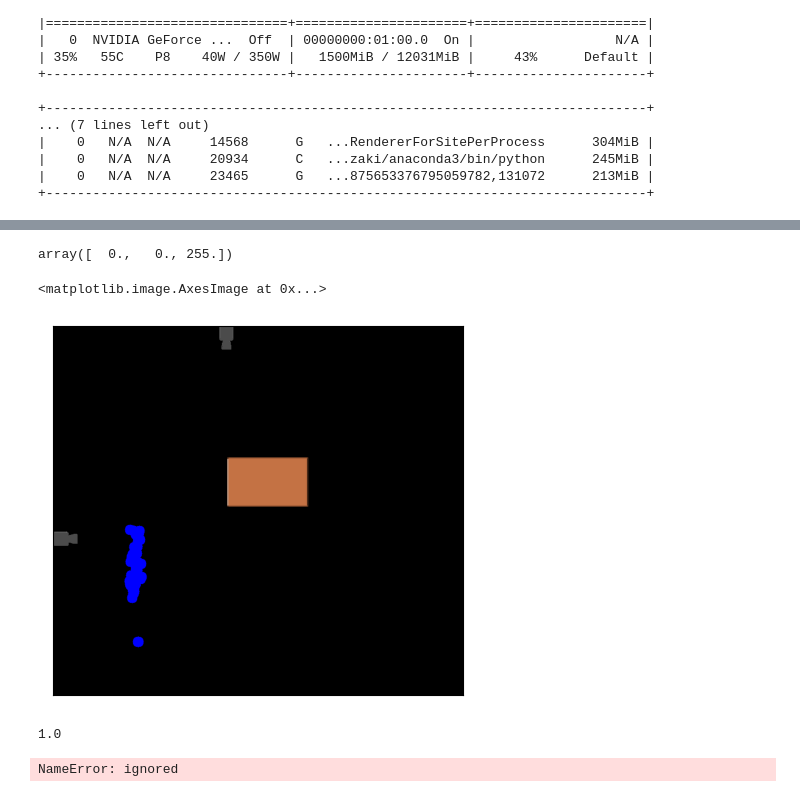
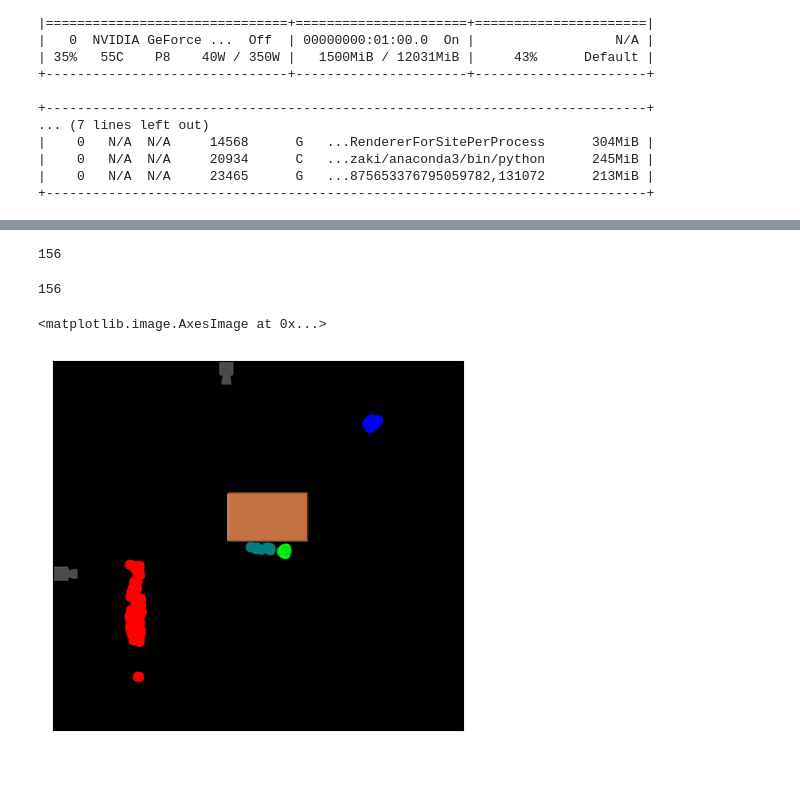
Before and after one commit to ozaki-hr8/-Space-Utilization-Analysis, a Jupyter notebook: cluster.ipynb, the cells around one changed output, grey strips where cells are left out. Drawn from its saved outputs; the diff is of its cells as text; code cells hidden in the pictures.

Commit message:
clustering for coords

```diff
--- a/cluster.ipynb
+++ b/cluster.ipynb
@@ -29,4 +28,3 @@ data=pd.read_csv("result_interaction.csv")
 interaction_array=np.array(data['Interaction'])
 coordsx_array=np.array(data['x'])
 coordsy_array=np.array(data['y'])
-interaction_array = cp.array(interaction_array)
@@ -151,9 +171,4 @@ AttributeError: 'BarContainer' object has no attribute 'set_facecolor'
-# %%
-data=pd.read_csv("result_interaction2.csv")
-interaction_array=np.array(data['Interaction'])
-coordsx_array=np.array(data['x'])
-coordsy_array=np.array(data['y'])
-# %%
-cluster_list[0]*255
-# %% [output]
-array([  0.,   0., 255.])
+# %%
+len(x)
+# %% [output]
+156
@@ -160,28 +177,20 @@ array([  0.,   0., 255.])
+# %%
+len(aList)
+# %% [output]
+156
 # %%
 image=cv2.imread("ispace_frontier.png")
-for i in range(len(cluster_list)-1):
-  # if(interaction_array[i]=="Holding Book" or interaction_array[i]=="Reading Book"):
-  #   pcolor=(255,0,0)
-  # elif(interaction_array[i]=="Holding Phone" or interaction_array[i]=="Calling on Phone"):
-  #   pcolor=(0,255,0)
-  # elif(interaction_array[i]=="Working on Computer"):
-  #   pcolor=(0,0,255)
+lambda x:clustering(x, idata, n_sample=1000).mean(axis=0)
+for i in range(len(interaction_array)-1):
+  xclass = clustering(x[i], idata, n_sample = None).mean(axis=0)
   if(interaction_array[i]!="None"):
-    cv2.circle(image, (coordsy_array[i]+66, 671-coordsx_array[i]), 10, cluster_list[0]*255, -1)
+    cv2.circle(image, (coordsy_array[i]+66, 671-coordsx_array[i]), 10, xclass*255, -1)
 
   plt.imshow(image)
 ax = plt.gca()
 ax.axes.xaxis.set_visible(False)
 ax.axes.yaxis.set_visible(False)
 plt.imshow(image)
 # %% [output]
 <matplotlib.image.AxesImage at 0x...>
-[figure, old version]
+[figure, new version]
-# %%
-cluster_list[0][2]
-# %% [output]
-1.0
-# %%
-print(patches)
-# %% [output]
-NameError: ignored
```
Also changed, not shown: parts of 10 cells of this notebook, 2 other files.
